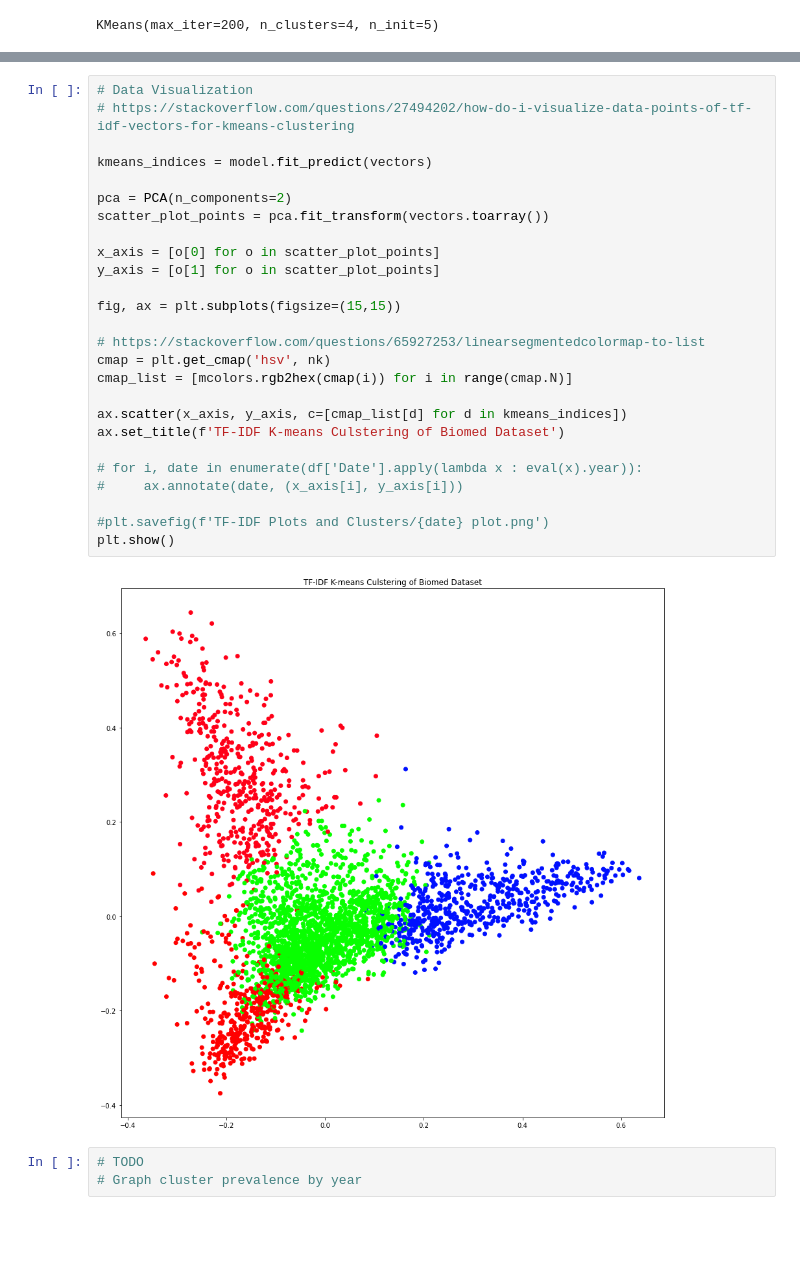
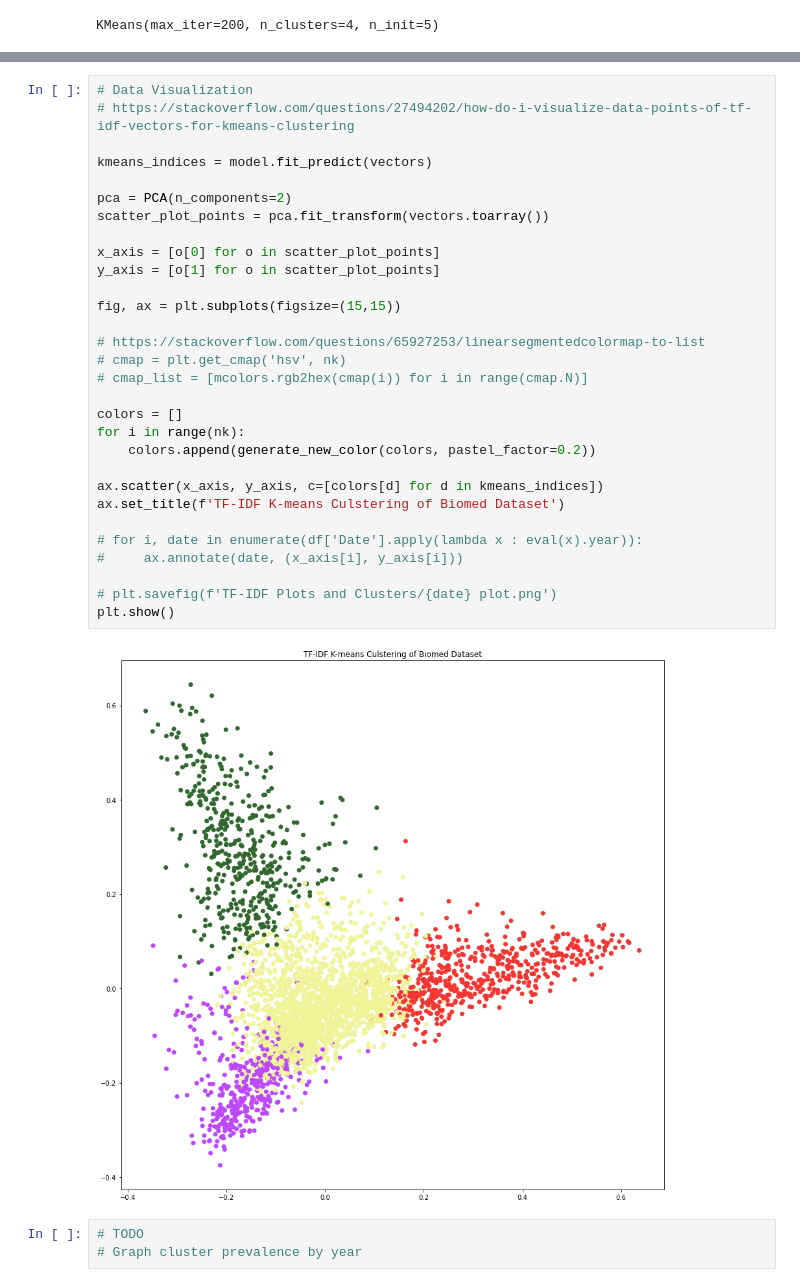
Before and after one commit to BriceB-20/Medical-Device-Project, a Jupyter notebook: Topic Modeling.ipynb, the cells around one changed output, grey strips where cells are left out. Drawn from its saved outputs; the diff is of its cells as text; blank space fills up the shorter version.

Commit message:
Topic Model Color Update

```diff
--- a/Topic Modeling.ipynb
+++ b/Topic Modeling.ipynb
@@ -108,31 +110,35 @@ with open (f"TF-IDF Plots and Clusters/{date} cluster_results.txt", "w", encodin
 # %%
 # Data Visualization
 # https://stackoverflow.com/questions/27494202/how-do-i-visualize-data-points-of-tf-idf-vectors-for-kmeans-clustering
 
 kmeans_indices = model.fit_predict(vectors)
 
 pca = PCA(n_components=2)
 scatter_plot_points = pca.fit_transform(vectors.toarray())
 
 x_axis = [o[0] for o in scatter_plot_points]
 y_axis = [o[1] for o in scatter_plot_points]
 
 fig, ax = plt.subplots(figsize=(15,15))
 
 # https://stackoverflow.com/questions/65927253/linearsegmentedcolormap-to-list
-cmap = plt.get_cmap('hsv', nk)
-cmap_list = [mcolors.rgb2hex(cmap(i)) for i in range(cmap.N)]
+# cmap = plt.get_cmap('hsv', nk)
+# cmap_list = [mcolors.rgb2hex(cmap(i)) for i in range(cmap.N)]
 
-ax.scatter(x_axis, y_axis, c=[cmap_list[d] for d in kmeans_indices])
+colors = []
+for i in range(nk):
+    colors.append(generate_new_color(colors, pastel_factor=0.2))
+
+ax.scatter(x_axis, y_axis, c=[colors[d] for d in kmeans_indices])
 ax.set_title(f'TF-IDF K-means Culstering of Biomed Dataset')
 
 # for i, date in enumerate(df['Date'].apply(lambda x : eval(x).year)):
 #     ax.annotate(date, (x_axis[i], y_axis[i]))
 
-#plt.savefig(f'TF-IDF Plots and Clusters/{date} plot.png')
+# plt.savefig(f'TF-IDF Plots and Clusters/{date} plot.png')
 plt.show()
 # %% [output]
-[figure, old version]
+[figure, new version]
 # %%
 # TODO
 # Graph cluster prevalence by year
```
Also changed, not shown: parts of 4 cells of this notebook, 1 other file.
